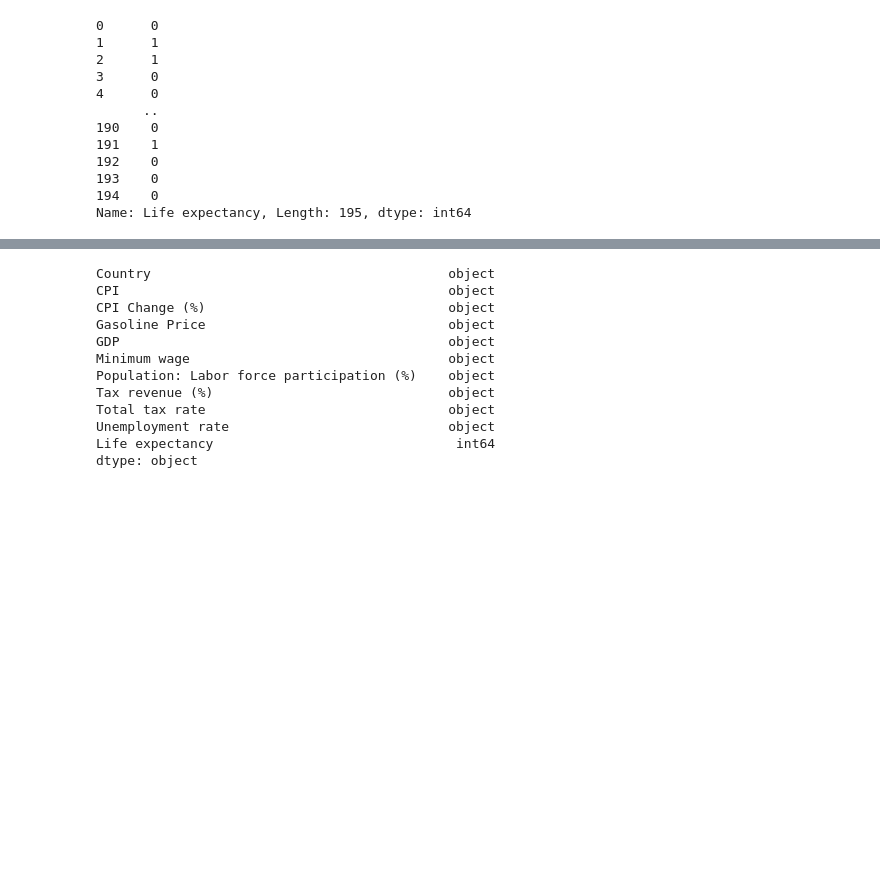
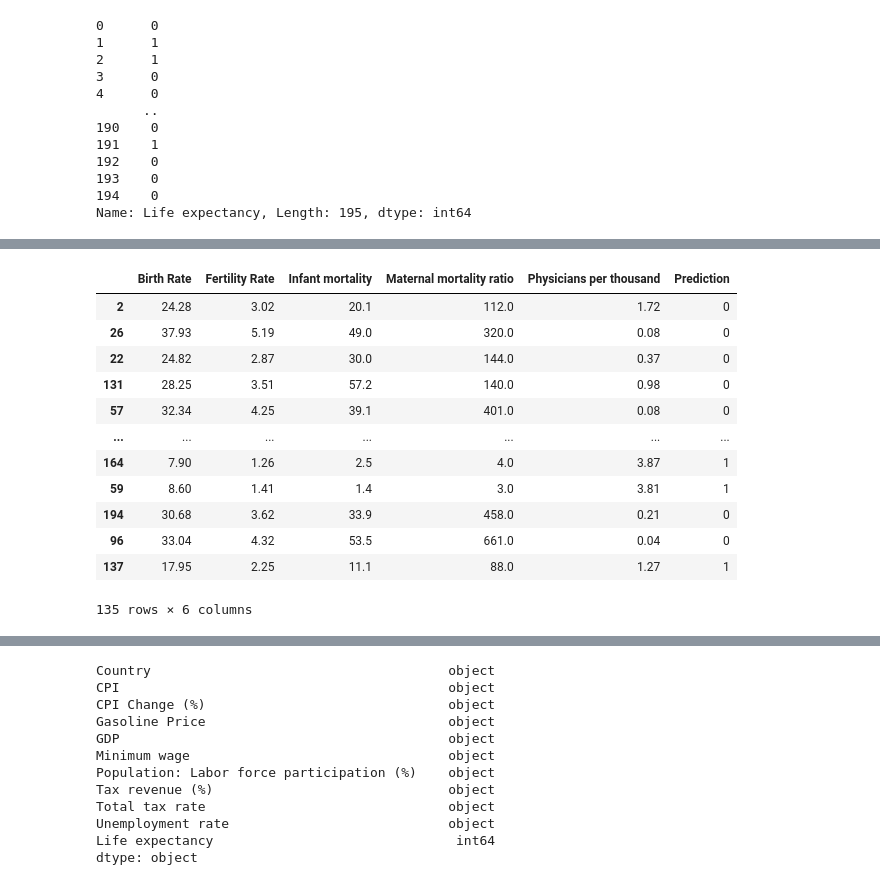
Before and after one commit to azrielmt/global-life-expectancy-investigation, a Jupyter notebook: data_clean.ipynb, the cells around one changed output, grey strips where cells are left out. Drawn from its saved outputs; the diff is of its cells as text; code cells hidden in the pictures; blank space fills up the shorter version.

```diff
--- a/data_clean.ipynb
+++ b/data_clean.ipynb
@@ -227,0 +432,18 @@ Length: 177, dtype: int64
+# %%
+Training_Results = X_train
+Training_Results["Prediction"] = training_predictions
+Training_Results
+# %% [output]
+|  | Birth Rate | Fertility Rate | Infant mortality | Maternal mortality ratio | Physicians per thousand | Prediction |
+| 2 | 24.28 | 3.02 | 20.1 | 112.0 | 1.72 | 0 |
+| 26 | 37.93 | 5.19 | 49.0 | 320.0 | 0.08 | 0 |
+| 22 | 24.82 | 2.87 | 30.0 | 144.0 | 0.37 | 0 |
+| 131 | 28.25 | 3.51 | 57.2 | 140.0 | 0.98 | 0 |
+| 57 | 32.34 | 4.25 | 39.1 | 401.0 | 0.08 | 0 |
+| ... | ... | ... | ... | ... | ... | ... |
+| 164 | 7.90 | 1.26 | 2.5 | 4.0 | 3.87 | 1 |
+| 59 | 8.60 | 1.41 | 1.4 | 3.0 | 3.81 | 1 |
+| 194 | 30.68 | 3.62 | 33.9 | 458.0 | 0.21 | 0 |
+| 96 | 33.04 | 4.32 | 53.5 | 661.0 | 0.04 | 0 |
+| 137 | 17.95 | 2.25 | 11.1 | 88.0 | 1.27 | 1 |
+135 rows × 6 columns
```
Also changed, not shown: parts of 30 cells of this notebook.
